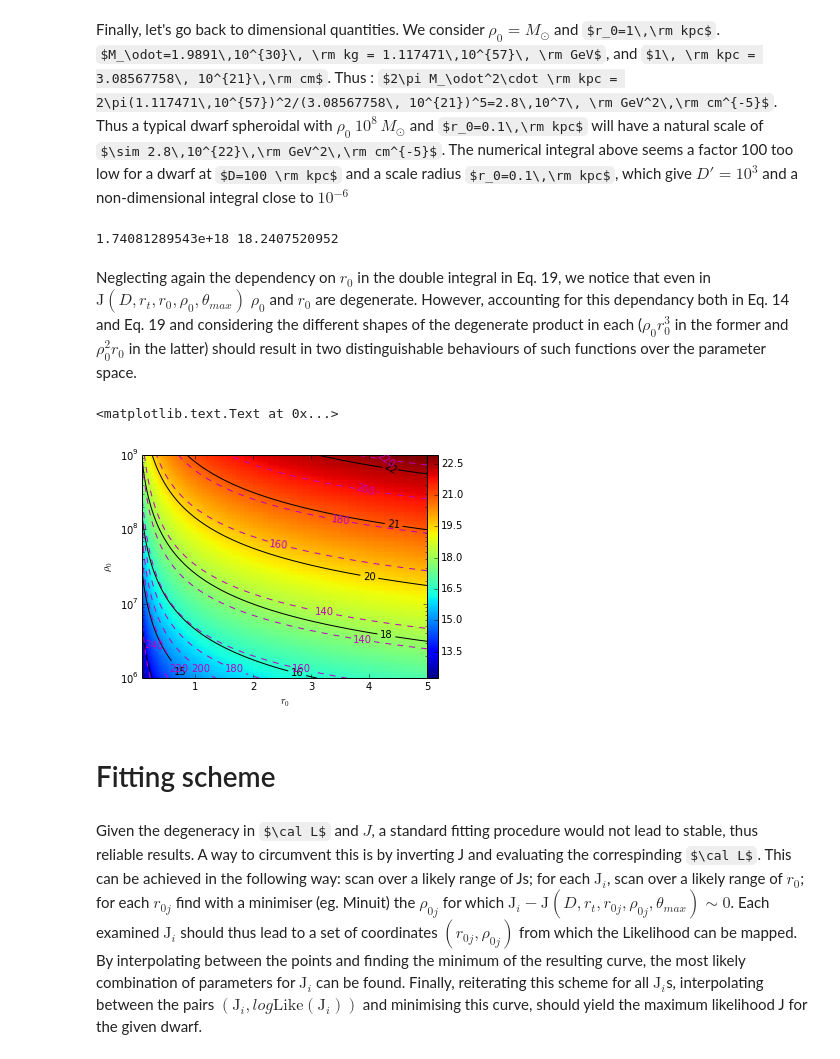
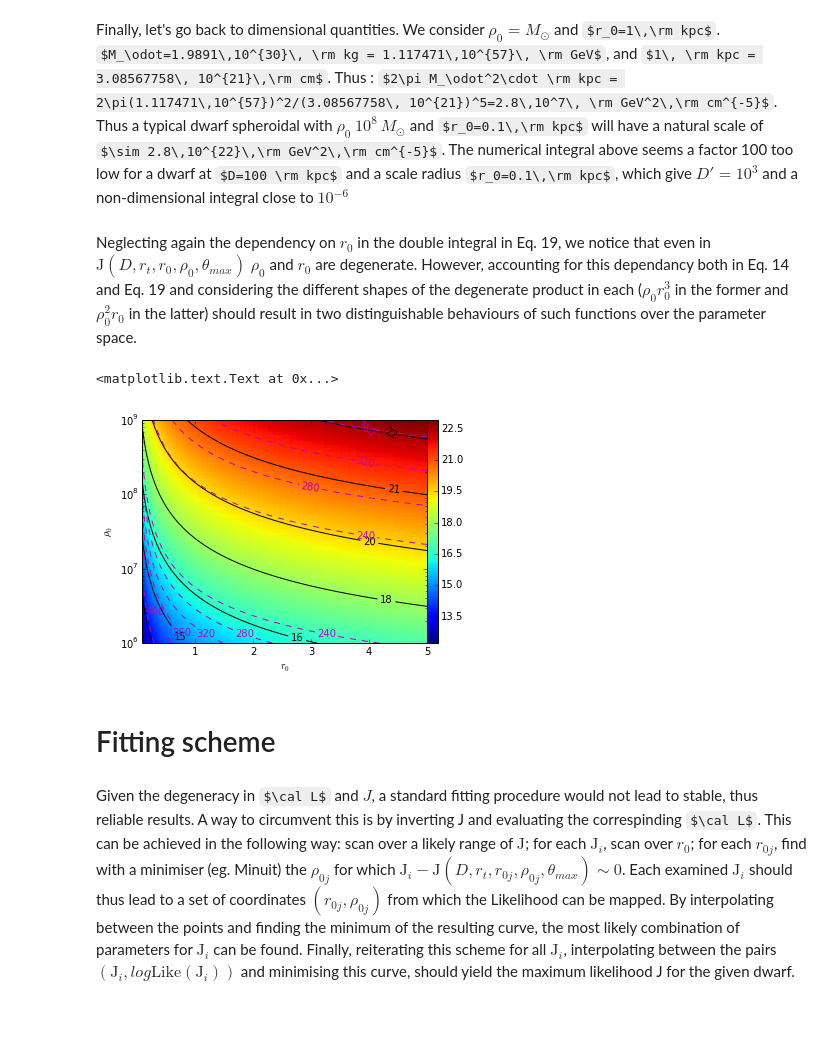
Before and after one commit to achiappo/FRESKA, a Jupyter notebook: spherical_jeans_analysis.ipynb, the cells around one changed output. Saved outputs shown, nothing was run; the diff lists cells and outputs as text; code cells hidden in the pictures; some formulas as TeX source; blank space fills up the shorter version.

Commit message:
progresses and corrections
corrected the formula for evaluating sigma_los
started building beft-fit finding scheme

```diff
--- a/spherical_jeans_analysis.ipynb
+++ b/spherical_jeans_analysis.ipynb
@@ -137,7 +141,7 @@ plt.colorbar()
 # %%
 def integrand2(z, alpha, beta, gamma):
     #gamma=R/rh
-    result = (1.-beta/z**2) * z**(2*beta+1)/np.sqrt(z*z-1)
+    result = (1.-beta/z**2) * z**(-2*beta+1)/np.sqrt(z*z-1)
     res, err = integral1(gamma*z, alpha)
     return result * res
 # %%
@@ -209,7 +219,7 @@ So the logical sequence would be :
 * we compute ${\cal L}$ which now is an array in $j$; and a function of $\rho_0$, $M_0$, or $8\pi GM_0$, arbitrarily.
 # %%
 gamma_array = R/rh
-A_array = gamma_array**(2*beta+1)/I(R,rh,1)
+A_array = gamma_array**(-2*beta+1)/I(R,rh,1)
 
 r0_array = np.logspace(np.log10(0.1),np.log10(5.),100)
 alpha_array = rh/r0_array
@@ -359,7 +369,7 @@ rt=np.inf
 ymin=cos(np.radians(0.5))
 
 def func(u,y, D, rt):
-    return (1.+u)**(-4)/u/sqrt((u*u-D**2*(1-y*y)))
+    return (1.+u)**(-4)/u/sqrt(u*u-D**2*(1-y*y))
 
 def lim_u(y, D, rt):
     return [D*sqrt(1-y*y), rt]
@@ -402,10 +412,8 @@ def Jfactor(D,rt,r0,rho0,tmax):
     #print res
     return cst*res[0]
 
-J = Jfactor(104, np.inf, 0.141, 10**8.778, 0.5)
+J = Jfactor(106, np.inf, 0.141, 10**8.778, 0.5)
 print J, np.log10(J)
-# %% [output]
-1.74081289543e+18 18.2407520952
 # %%
 """compare output of 2D integration with analytic expression"""
 def f(u,D,y):
@@ -440,27 +448,30 @@ Neglecting again the dependency on $r_0$ in the double integral in Eq. 19, we no
 # %%
 rho0_array = np.logspace(6.,9.,100)
 '''
-J = np.empty([len(rho0_array),len(r0_array)])
+Jgrid = np.empty([len(rho0_array),len(r0_array)])
+Lgrid = np.empty([len(rho0_array),len(r0_array)])
 for i,rho0 in enumerate(rho0_array):
     for j,r0 in enumerate(r0_array):
-        J[i,j] = Jfactor(106,np.inf,r0,rho0,0.5)
-np.save('output/Jgrid_umaI',J)
+        Jgrid[i,j] = Jfactor(106,np.inf,r0,rho0,0.5)
+        Lgrid[i,j] = logLike(rho0*r0**3,j)
+np.save('output/Jgrid_umaI',Jgrid)
+np.save('output/Lgrid_umaI',Lgrid)
 '''
-J = np.load('output/Jgrid_umaI.npy')
-L = np.load("output/Lgrid_umaI.npy")    # evaluated externally using gridL.py
-jplot = plt.pcolormesh(r0_array,rho0_array,np.log10(J))
-ctj = plt.contour(r0_array,rho0_array,np.log10(J),colors='k')
-ctl = plt.contour(r0_array,rho0_array,L,linestyles='dashed',colors='m')
-plt.clabel(ctj,inline=1,fmt='%1.0f',colors='k')
-plt.clabel(ctl,inline=1,fmt='%1.0f',colors='m')
+Jgrid = np.load('output/Jgrid_umaI.npy')
+Lgrid = np.load("output/Lgrid_umaI.npy")
+jplot = plt.pcolormesh(r0_array,rho0_array,np.log10(Jgrid))
+ctJ = plt.contour(r0_array,rho0_array,np.log10(Jgrid),colors='k')
+ctL = plt.contour(r0_array,rho0_array,Lgrid,linestyles='dashed',colors='m')
+plt.clabel(ctJ,inline=1,fmt='%1.0f',colors='k')
+plt.clabel(ctL,inline=1,fmt='%1.0f',colors='m')
 plt.colorbar(jplot,pad=0)
 plt.semilogy()
 plt.ylabel(r'$\rho_0$')
 plt.xlabel(r'$r_0$')
 # %% [output]
 <matplotlib.text.Text at 0x...>
-[figure, old version]
+[figure, new version]
 # %% [markdown]
 # Fitting scheme
 # %% [markdown]
-Given the degeneracy in $\cal L$ and $J$, a standard fitting procedure would not lead to stable, thus reliable results. A way to circumvent this is by inverting J and evaluating the correspinding $\cal L$. This can be achieved in the following way: scan over a likely range of Js; for each $\mathrm{J}_i$, scan over a likely range of $r_0$; for each $r_{0j}$ find with a minimiser (eg. Minuit) the $\rho_{0j}$ for which $\mathrm{J}_i - \mathrm{J}(D,r_t,r_{0j},\rho_{0j},\theta_{max}) \sim 0$. Each examined $\mathrm{J}_i$ should thus lead to a set of coordinates $(r_{0j},\rho_{0j})$ from which the Likelihood can be mapped. By interpolating between the points and finding the minimum of the resulting curve, the most likely combination of parameters for $\mathrm{J}_i$ can be found. Finally, reiterating this scheme for all $\mathrm{J}_{i}$s, interpolating between the pairs $(\mathrm{J}_i,log\mathrm{Like}(\mathrm{J}_i))$ and minimising this curve, should yield the maximum likelihood J for the given dwarf.
+Given the degeneracy in $\cal L$ and $J$, a standard fitting procedure would not lead to stable, thus reliable results. A way to circumvent this is by inverting J and evaluating the correspinding $\cal L$. This can be achieved in the following way: scan over a likely range of $\mathrm{J}$; for each $\mathrm{J}_i$, scan over $r_0$; for each $r_{0j}$, find with a minimiser (eg. Minuit) the $\rho_{0j}$ for which $\mathrm{J}_i - \mathrm{J}(D,r_t,r_{0j},\rho_{0j},\theta_{max}) \sim 0$. Each examined $\mathrm{J}_i$ should thus lead to a set of coordinates $(r_{0j},\rho_{0j})$ from which the Likelihood can be mapped. By interpolating between the points and finding the minimum of the resulting curve, the most likely combination of parameters for $\mathrm{J}_i$ can be found. Finally, reiterating this scheme for all $\mathrm{J}_{i}$, interpolating between the pairs $(\mathrm{J}_i,log\mathrm{Like}(\mathrm{J}_i))$ and minimising this curve, should yield the maximum likelihood J for the given dwarf.
```
Also changed, not shown: parts of 10 cells of this notebook.
